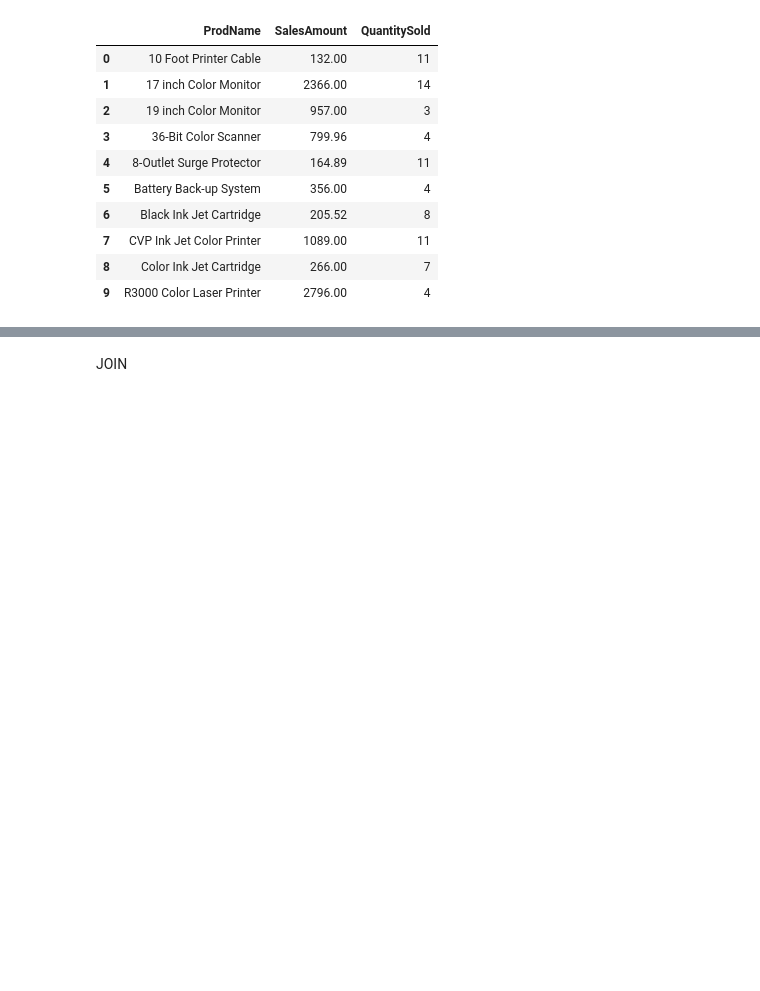
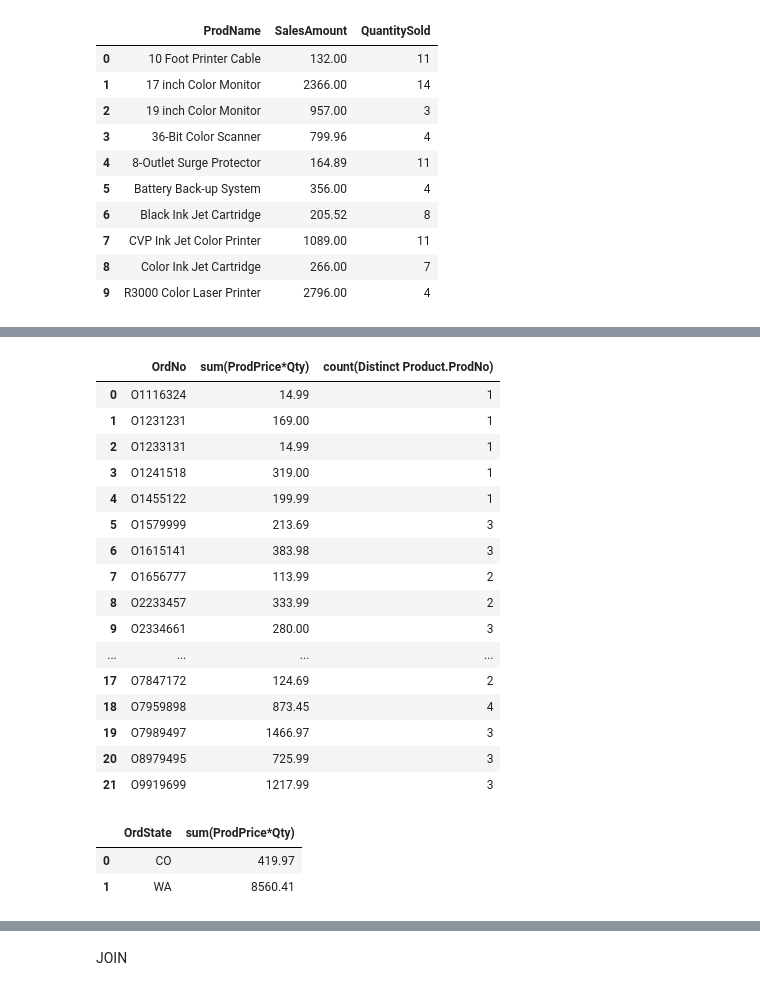
Before and after one commit to ogut77/BA, a Jupyter notebook: MultipleTable2.ipynb, the cells around one changed output, grey strips where cells are left out. Saved outputs shown, nothing was run; the diff lists cells and outputs as text; code cells hidden in the pictures; blank space fills up the shorter version.

```diff
--- a/MultipleTable2.ipynb
+++ b/MultipleTable2.ipynb
@@ -334,0 +345,42 @@ Q19
+# %%
+#13. Find each order's total amount and how many different products are there
+txt='''
+Select OrdNo, sum(ProdPrice*Qty), count(Distinct Product.ProdNo)
+From OrdLine,Product
+Where OrdLine.ProdNo=Product.ProdNo
+Group by OrdNo
+'''
+Q13 =  psql.sqldf(txt)
+Q13
+# %% [output]
+|  | OrdNo | sum(ProdPrice*Qty) | count(Distinct Product.ProdNo) |
+| 0 | O1116324 | 14.99 | 1 |
+| 1 | O1231231 | 169.00 | 1 |
+| 2 | O1233131 | 14.99 | 1 |
+| 3 | O1241518 | 319.00 | 1 |
+| 4 | O1455122 | 199.99 | 1 |
+| 5 | O1579999 | 213.69 | 3 |
+| 6 | O1615141 | 383.98 | 3 |
+| 7 | O1656777 | 113.99 | 2 |
+| 8 | O2233457 | 333.99 | 2 |
+| 9 | O2334661 | 280.00 | 3 |
+| ... | ... | ... | ... |
+| 17 | O7847172 | 124.69 | 2 |
+| 18 | O7959898 | 873.45 | 4 |
+| 19 | O7989497 | 1466.97 | 3 |
+| 20 | O8979495 | 725.99 | 3 |
+| 21 | O9919699 | 1217.99 | 3 |
+# %%
+#14. Find value of product  sent to each state
+txt='''
+Select  OrdState,sum(ProdPrice*Qty)
+From OrdLine,Product,OrderTbl
+Where OrdLine.ProdNo=Product.ProdNo and OrderTbl.OrdNo=OrdLine.OrdNo
+Group by OrdState
+'''
+Q14 =  psql.sqldf(txt)
+Q14
+# %% [output]
+|  | OrdState | sum(ProdPrice*Qty) |
+| 0 | CO | 419.97 |
+| 1 | WA | 8560.41 |
```
Also changed, not shown: parts of 22 cells of this notebook.
